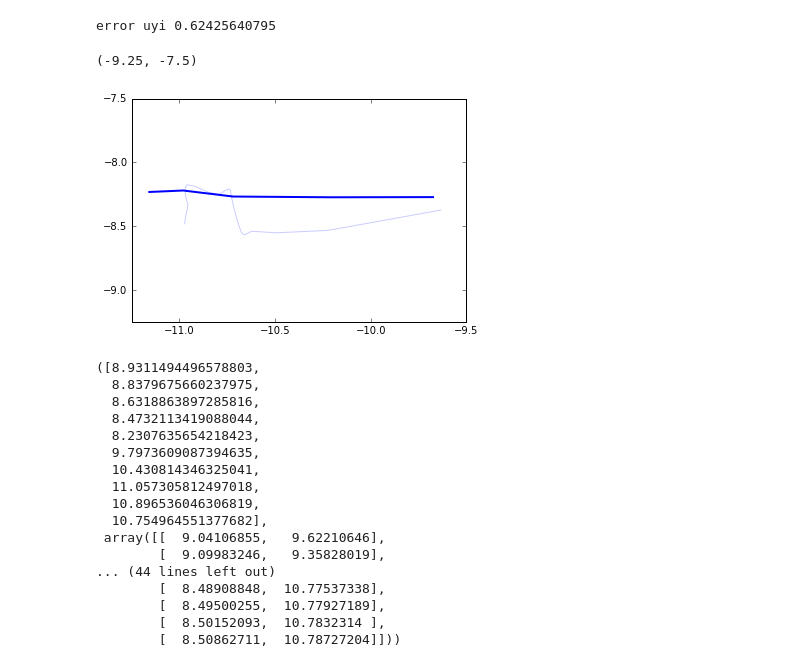
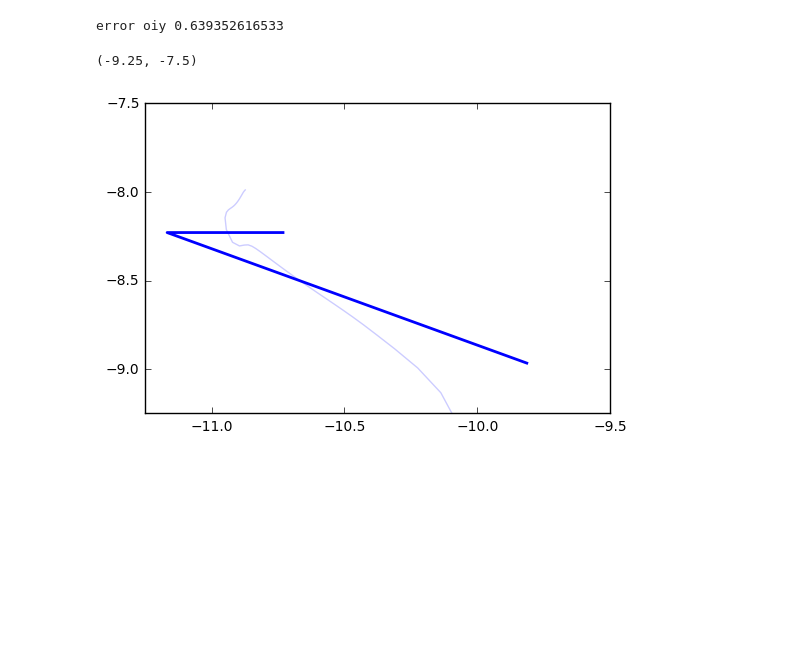
Before and after one commit to sebastien-forestier/CogSci2017, a Jupyter notebook: notebook/test_learning.ipynb, the cells around one changed output. Cells and saved outputs as stored; diff of their text form; code cells hidden in the pictures; blank space fills up the shorter version.

```diff
--- a/notebook/test_learning.ipynb
+++ b/notebook/test_learning.ipynb
@@ -0,0 +1,22 @@
+# %%
+import sys
+sys.path.append('../')
+
+from cogsci2017.environment.arm_diva_env import CogSci2017Environment
+from cogsci2017.learning.supervisor import Supervisor
+import matplotlib.pyplot as plt
+import numpy as np
+
+%matplotlib inline
+
+iterations = 5000
+
+environment = CogSci2017Environment(gui=False, audio=False)
+
+
+config = dict(m_mins=environment.conf.m_mins,
+             m_maxs=environment.conf.m_maxs,
+             s_mins=environment.conf.s_mins,
+             s_maxs=environment.conf.s_maxs)
+
+agent = Supervisor(config, model_babbling="random", n_motor_babbling=1000, explo_noise=0.05)
@@ -114,40 +63,23 @@ for hs in human_sounds:
 # %%
 #for hs in human_sounds:
-hs = "uyi"
-m = agent.modules["mod13"].inverse(np.array(environment.get_current_context() + human_sounds_traj_std[hs]), explore=False)
+hs = "oiy"
+agent.modules["mod13"].sm.sigma_expl = np.array([0.1]*28)
+#print agent.modules["mod13"].sm.sigma_expl
+m = agent.modules["mod13"].inverse(np.array(environment.human_sounds_traj_std[hs]), explore=True)
+#print m
 s = environment.update([0.]*21 + list(m))
 s_traj = environment.diva_traj
-
-error = np.linalg.norm(np.array(human_sounds_traj[hs]) - np.array([f[0] for f in s_traj[[0, 12, 24, 37, 49]]] + [f[1] for f in s_traj[[0, 12, 24, 37, 49]]]))
+#print s_traj
+error = np.linalg.norm(np.array(environment.human_sounds_traj[hs]) - np.array([f[0] for f in s_traj[[0, 12, 24, 37, 49]]] + [f[1] for f in s_traj[[0, 12, 24, 37, 49]]]))
 print "error", hs, error
 
 
 plt.plot([-f[1] for f in s_traj], [-f[0] for f in s_traj], color="b", alpha=0.2)
-plt.plot(- np.array(human_sounds_traj[hs][5:]), -np.array(human_sounds_traj[hs][:5]), lw=2)
+plt.plot(- np.array(environment.human_sounds_traj[hs][5:]), -np.array(environment.human_sounds_traj[hs][:5]), lw=2)
 
 plt.xlim([-11.25,-9.5])
 plt.ylim([-9.25, -7.5])
 # %% [output]
-error uyi 0.62425640795
+error oiy 0.639352616533
 (-9.25, -7.5)
-[figure, old version]
+[figure, new version]
-# %%
-human_sounds_traj[hs], s_traj
-# %% [output]
-([8.9311494496578803,
-  8.8379675660237975,
-  8.6318863897285816,
-  8.4732113419088044,
-  8.2307635654218423,
-  9.7973609087394635,
-  10.430814346325041,
-  11.057305812497018,
-  10.896536046306819,
-  10.754964551377682],
- array([[  9.04106855,   9.62210646],
-        [  9.09983246,   9.35828019],
-... (44 lines left out)
-        [  8.48908848,  10.77537338],
-        [  8.49500255,  10.77927189],
-        [  8.50152093,  10.7832314 ],
-        [  8.50862711,  10.78727204]]))
```
Also changed, not shown: parts of 5 cells of this notebook, 3 other files.
